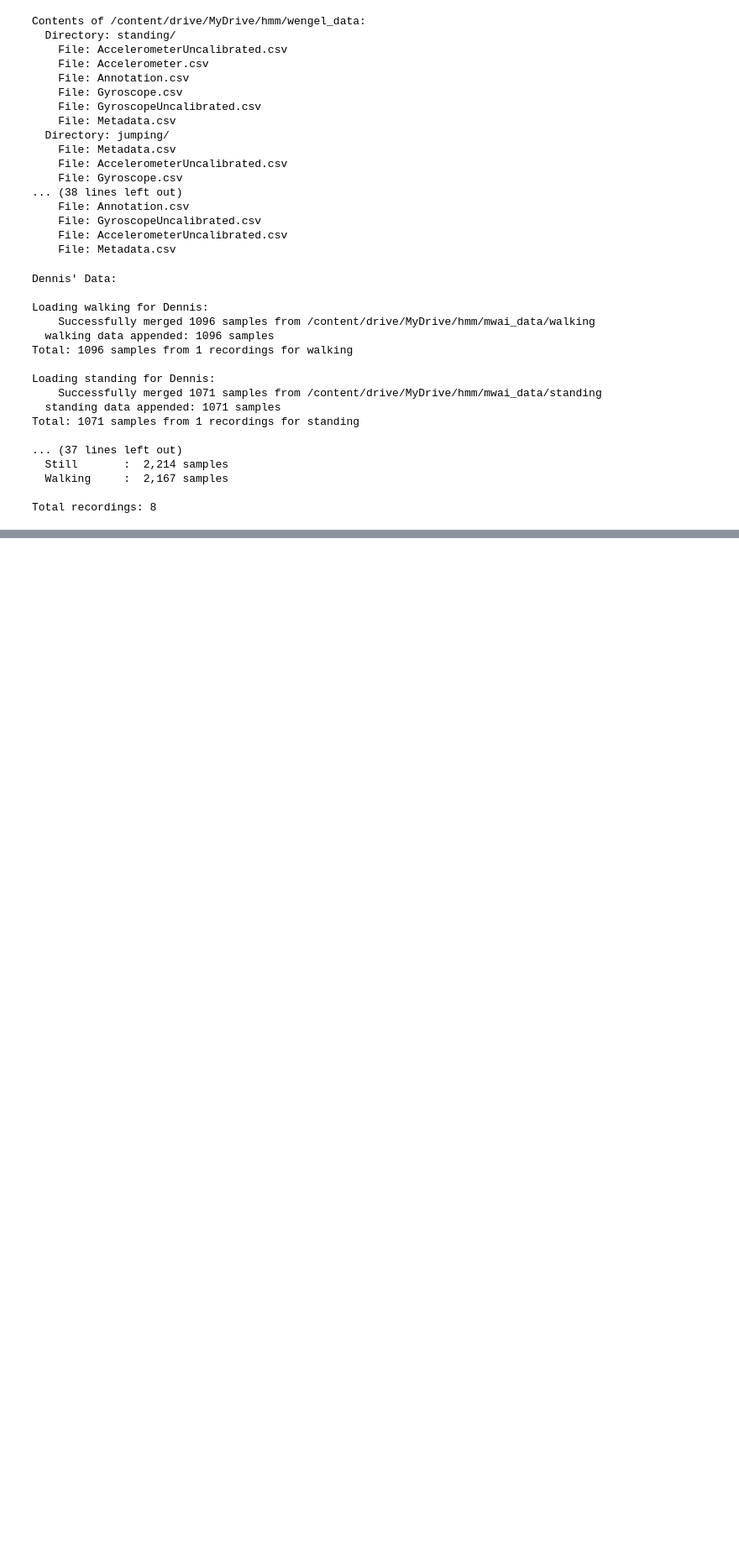
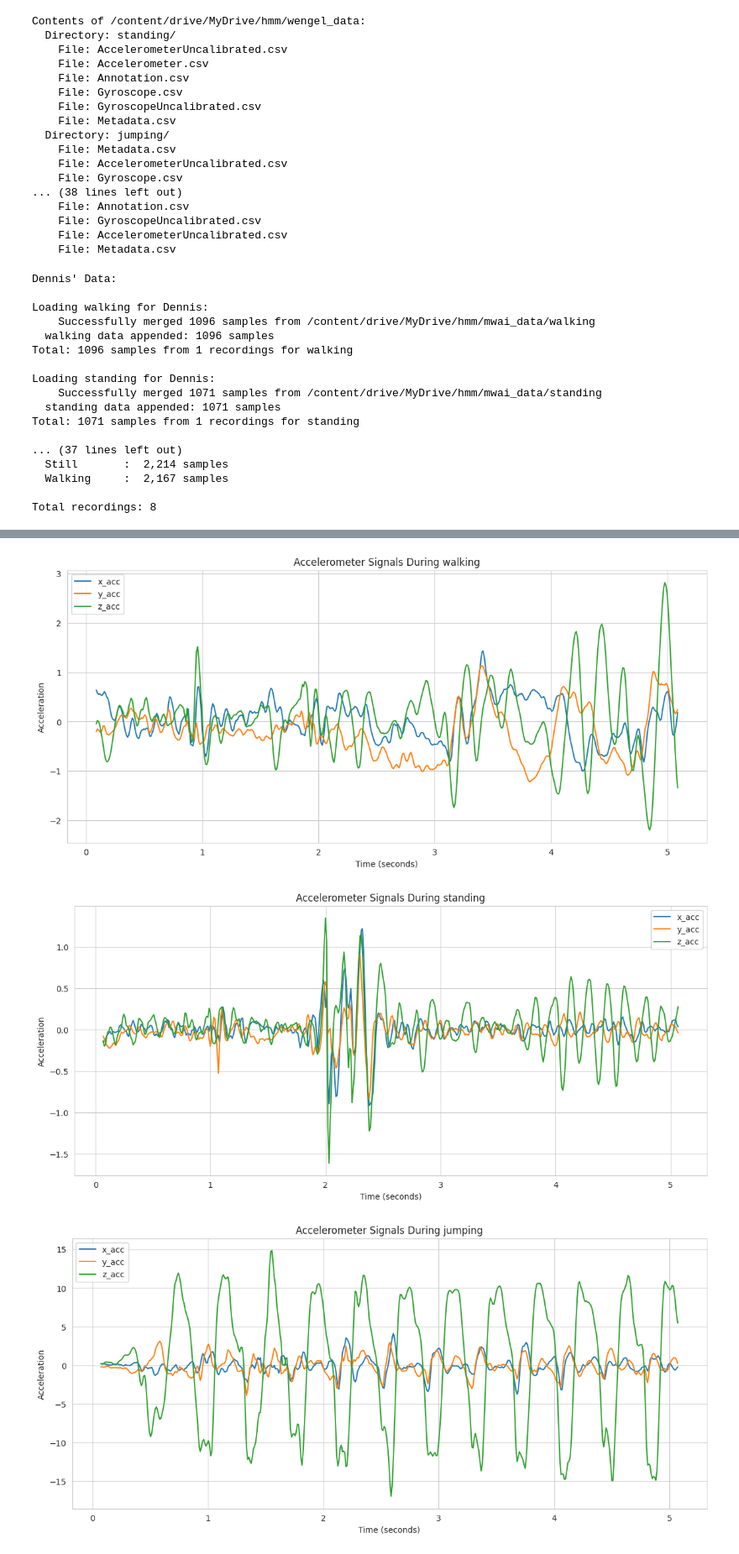
Before and after one commit to lemwaizz/formative2_G35, a Jupyter notebook: Formative_2.ipynb, the cells around one changed output, grey strips where cells are left out. Shown at 84% size. Saved outputs shown, nothing was run; the diff lists cells and outputs as text; code cells hidden in the pictures; blank space fills up the shorter version.

```diff
--- a/Formative_2.ipynb
+++ b/Formative_2.ipynb
@@ -233,0 +265,24 @@ Total recordings: 8
+# %%
+## plotting visualizations
+activities = complete_dataset['activity'].unique()
+
+for activity in activities:
+
+    sample = complete_dataset[complete_dataset['activity'] == activity].head(500)
+
+    plt.figure(figsize=(14,6))
+
+    plt.plot(sample['seconds_elapsed'], sample['x_acc'], label='x_acc')
+    plt.plot(sample['seconds_elapsed'], sample['y_acc'], label='y_acc')
+    plt.plot(sample['seconds_elapsed'], sample['z_acc'], label='z_acc')
+
+    plt.title(f"Accelerometer Signals During {activity}")
+    plt.xlabel("Time (seconds)")
+    plt.ylabel("Acceleration")
+    plt.legend()
+
+    plt.show()
+# %% [output]
+[figure, added]
+[figure, added]
+[figure, added]
```
Also changed, not shown: parts of 5 cells of this notebook.
